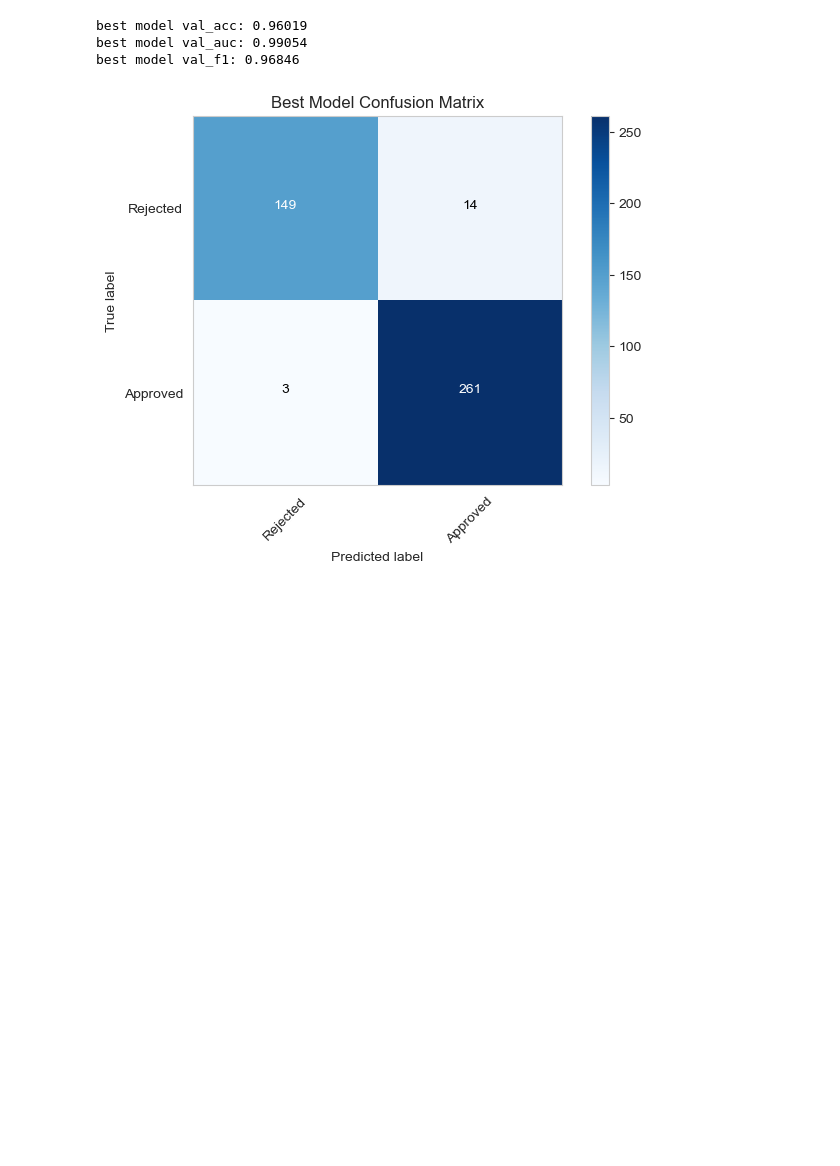
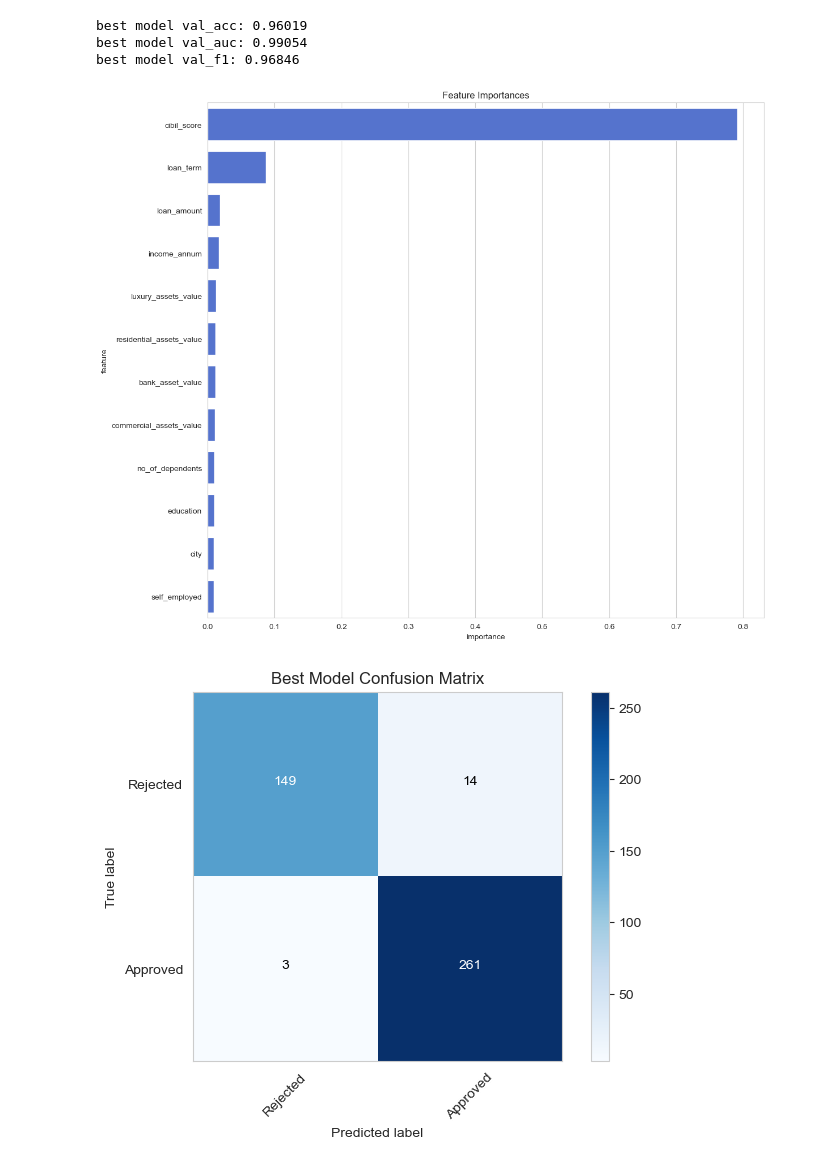
Before and after one commit to sercanyesiloz/Loan-Approval-Prediction, a Jupyter notebook: notebooks/modeling.ipynb, the cells around one changed output. Cells and saved outputs as stored; diff of their text form; code cells hidden in the pictures; blank space fills up the shorter version.

```diff
--- a/notebooks/modeling.ipynb
+++ b/notebooks/modeling.ipynb
@@ -230,6 +230,28 @@ print(f"best model val_f1: {val_f1:.5f}")
 best model val_acc: 0.96019
 best model val_auc: 0.99054
 best model val_f1: 0.96846
+# %%
+feat_imp_df = pd.DataFrame({"feature": X_train.columns.tolist(), f"importance": best_model.feature_importances_}).sort_values("importance", ascending=False)
+
+plt.figure(figsize=(12, 10))
+
+sns.barplot(
+    data=feat_imp_df,
+    x="importance",
+    y="feature",
+    color="royalblue",
+    width=0.75
+    )
+
+plt.title("Feature Importances", size=12)
+
+plt.tight_layout()
+
+plt.savefig("../images/feature_importances.jpg", dpi=500)
+
+plt.show()
+# %% [output]
+[figure, added]
 # %%
 def plot_confusion_matrix(
     cm, classes, title: str, save_path=None, dpi: int = 500
```
Also changed, not shown: 1 other file.
